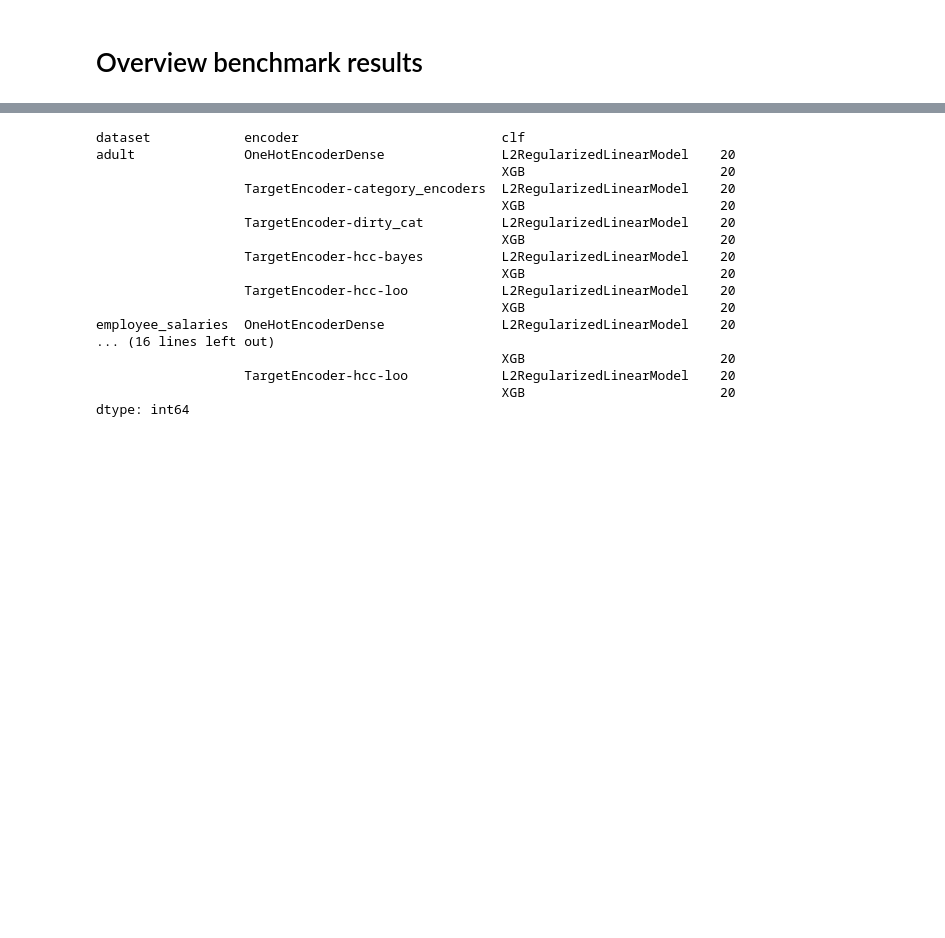
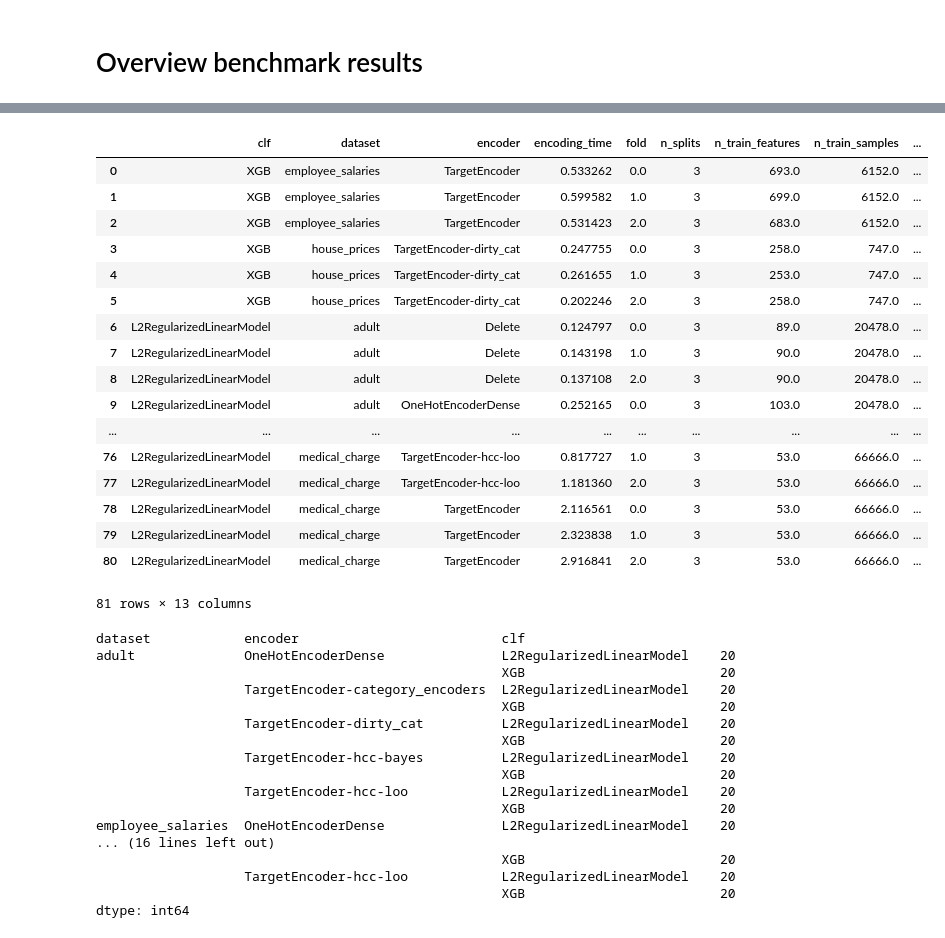
Before and after one commit to jorisvandenbossche/target-encoder-benchmarks, a Jupyter notebook: overview_results.ipynb, the cells around one changed output, grey strips where cells are left out. Drawn from its saved outputs; the diff is of its cells as text; code cells hidden in the pictures; blank space fills up the shorter version.

Commit message:
commit dirty local state

```diff
--- a/overview_results.ipynb
+++ b/overview_results.ipynb
@@ -28,3 +36,24 @@ df_all.head()
+# %%
+df_all
+# %% [output]
+|  | clf | dataset | encoder | encoding_time | fold | n_splits | n_train_features | n_train_samples | ... |
+| 0 | XGB | employee_salaries | TargetEncoder | 0.533262 | 0.0 | 3 | 693.0 | 6152.0 | ... |
+| 1 | XGB | employee_salaries | TargetEncoder | 0.599582 | 1.0 | 3 | 699.0 | 6152.0 | ... |
+| 2 | XGB | employee_salaries | TargetEncoder | 0.531423 | 2.0 | 3 | 683.0 | 6152.0 | ... |
+| 3 | XGB | house_prices | TargetEncoder-dirty_cat | 0.247755 | 0.0 | 3 | 258.0 | 747.0 | ... |
+| 4 | XGB | house_prices | TargetEncoder-dirty_cat | 0.261655 | 1.0 | 3 | 253.0 | 747.0 | ... |
+| 5 | XGB | house_prices | TargetEncoder-dirty_cat | 0.202246 | 2.0 | 3 | 258.0 | 747.0 | ... |
+| 6 | L2RegularizedLinearModel | adult | Delete | 0.124797 | 0.0 | 3 | 89.0 | 20478.0 | ... |
+| 7 | L2RegularizedLinearModel | adult | Delete | 0.143198 | 1.0 | 3 | 90.0 | 20478.0 | ... |
+| 8 | L2RegularizedLinearModel | adult | Delete | 0.137108 | 2.0 | 3 | 90.0 | 20478.0 | ... |
+| 9 | L2RegularizedLinearModel | adult | OneHotEncoderDense | 0.252165 | 0.0 | 3 | 103.0 | 20478.0 | ... |
+| ... | ... | ... | ... | ... | ... | ... | ... | ... | ... |
+| 76 | L2RegularizedLinearModel | medical_charge | TargetEncoder-hcc-loo | 0.817727 | 1.0 | 3 | 53.0 | 66666.0 | ... |
+| 77 | L2RegularizedLinearModel | medical_charge | TargetEncoder-hcc-loo | 1.181360 | 2.0 | 3 | 53.0 | 66666.0 | ... |
+| 78 | L2RegularizedLinearModel | medical_charge | TargetEncoder | 2.116561 | 0.0 | 3 | 53.0 | 66666.0 | ... |
+| 79 | L2RegularizedLinearModel | medical_charge | TargetEncoder | 2.323838 | 1.0 | 3 | 53.0 | 66666.0 | ... |
+| 80 | L2RegularizedLinearModel | medical_charge | TargetEncoder | 2.916841 | 2.0 | 3 | 53.0 | 66666.0 | ... |
+81 rows × 13 columns
 # %%
 df_all.groupby(['dataset', 'encoder', 'clf']).size()
 # %% [output]
```
Also changed, not shown: parts of 2 cells of this notebook, 3 other files.
